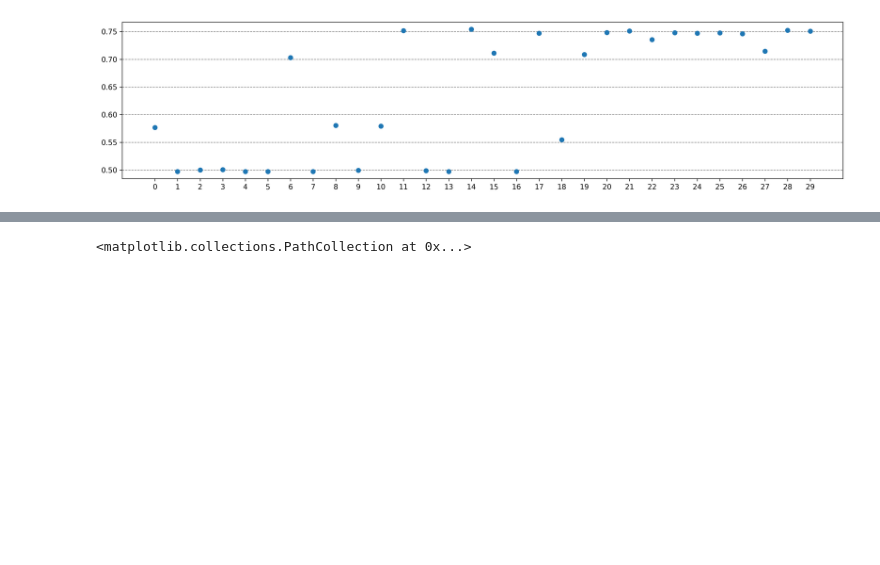
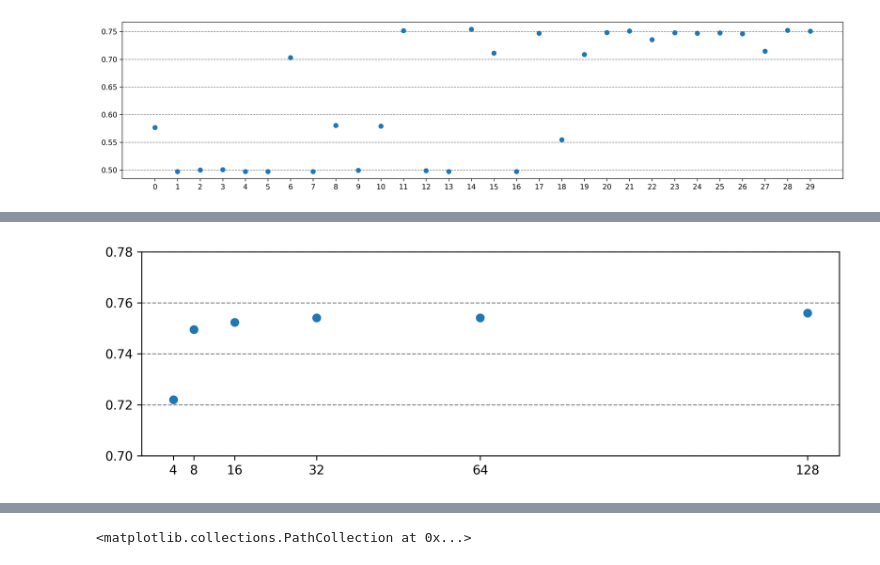
Before and after one commit to hex-hex/nni-experiments, a Jupyter notebook: notebook/ParseDb.ipynb, the cells around one changed output, grey strips where cells are left out. Saved outputs shown, nothing was run; the diff lists cells and outputs as text; code cells hidden in the pictures; blank space fills up the shorter version.

```diff
--- a/notebook/ParseDb.ipynb
+++ b/notebook/ParseDb.ipynb
@@ -111,0 +145,12 @@ plt.scatter(summary_data['regularizer'],summary_data['value'].values)
+# %%
+factor_data = [[k,v['value'].max(), v['value'].min(), v['duration'].max(), v['duration'].min()] for k, v in summary_data.groupby('hidden_factors')]
+factor_data = np.array(factor_data)
+fig, ax = plt.subplots(figsize=(10,3), dpi=300)
+ax.set_axisbelow(True)
+ax.yaxis.grid(color='gray', linestyle='dashed')
+plt.ylim(0.7,0.78)
+plt.scatter(factor_data[:,0],factor_data[:,1])
+plt.xticks(factor_data[:,0])
+plt.show()
+# %% [output]
+[figure, added]
```
Also changed, not shown: parts of 11 cells of this notebook, 1 other file.
